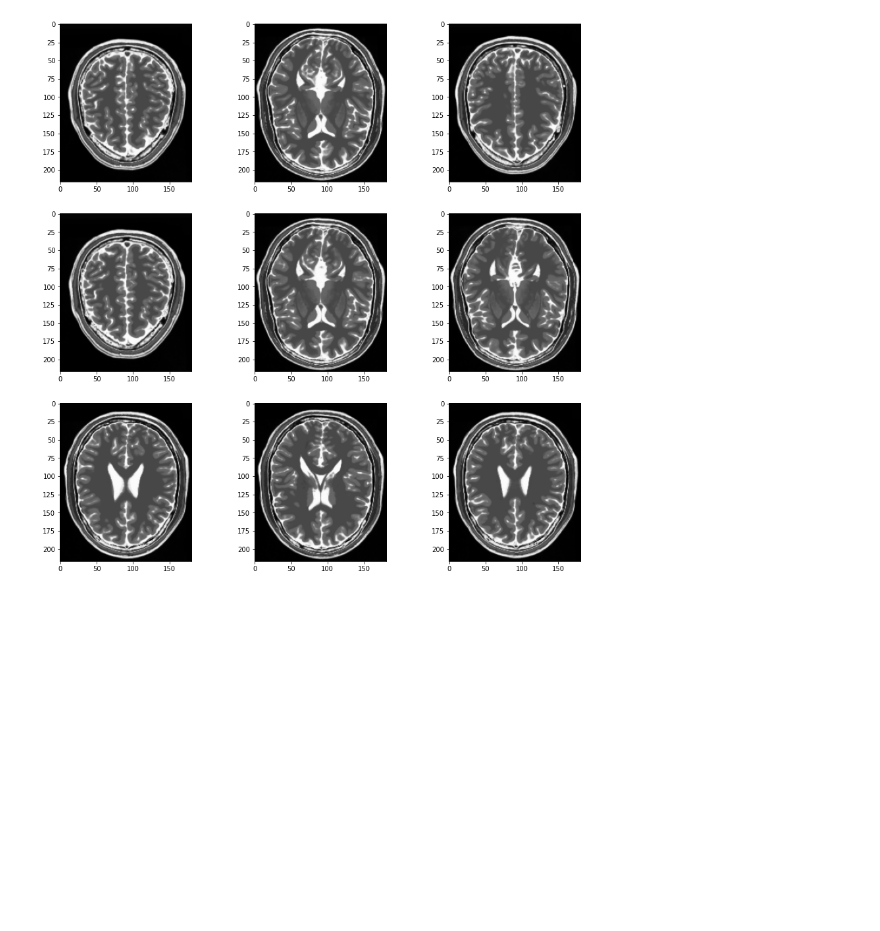
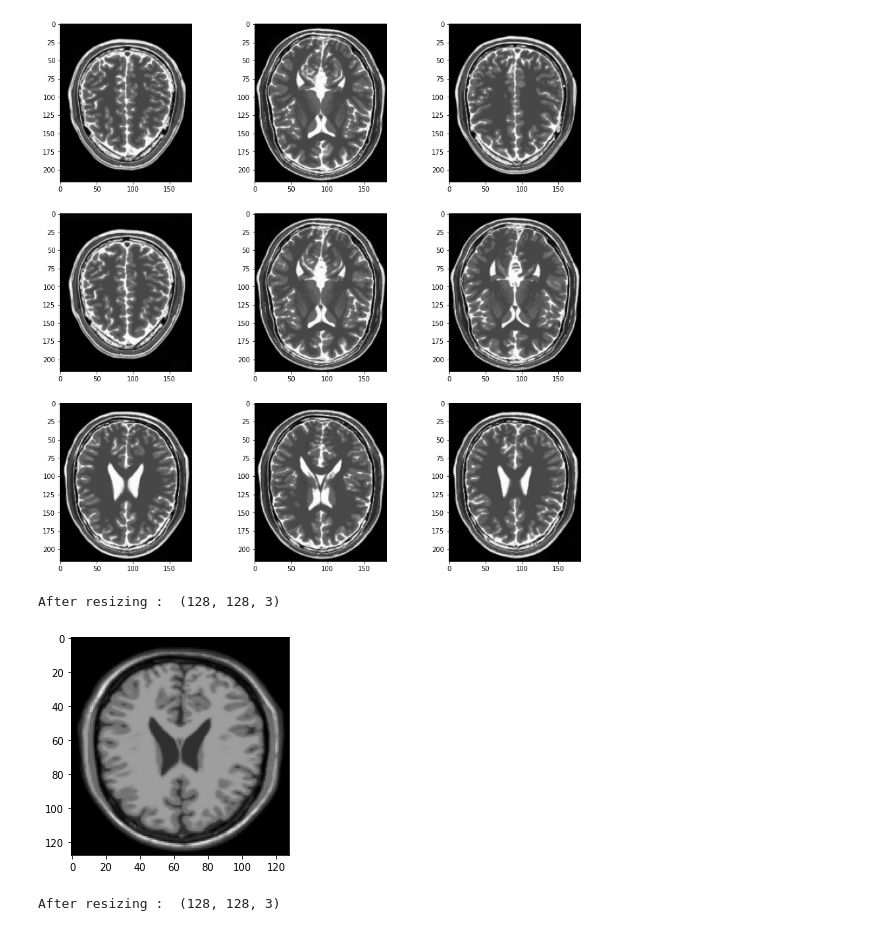
Before and after one commit to chaitsugale/Style-Transfer-using-CycleGAN, a Jupyter notebook: Style_Transfer_MR1_T1_T2_Cyclic_GAN_Capstone_Project_Chaitanya.ipynb, the cells around one changed output. Cells and saved outputs as stored; diff of their text form; code cells hidden in the pictures; blank space fills up the shorter version.

```diff
--- a/Style_Transfer_MR1_T1_T2_Cyclic_GAN_Capstone_Project_Chaitanya.ipynb
+++ b/Style_Transfer_MR1_T1_T2_Cyclic_GAN_Capstone_Project_Chaitanya.ipynb
@@ -285,3 +285,37 @@ for images_3 in normalize_t2.take(1):
 # %% [output]
 TR2 IMAGE
 [figure]
+# %%
+# Resizing data to (128,128)
+
+mr1_resize_layer = layers.experimental.preprocessing.Resizing(128,128,interpolation = 'bilinear')
+# %%
+image_t1_resized = normalize_t1.map(lambda x:(mr1_resize_layer(x)))
+
+image_batch_3 = next(iter(image_t1_resized))
+
+first_image = image_batch_3[0]
+
+print('After resizing : ',first_image.shape)
+# %% [output]
+After resizing :  (128, 128, 3)
+# %%
+# plotting image for tr1
+
+plt.imshow((first_image*127.5+127.5).numpy().astype('uint8'))
+
+plt.show()
+# %% [output]
+[figure, added]
+# %%
+# for tr2
+
+image_t2_resized = normalize_t2.map(lambda x:(mr1_resize_layer(x)))
+
+image_batch_4 = next(iter(image_t2_resized))
+
+first_image = image_batch_4[0]
+
+print('After resizing : ',first_image.shape)
+# %% [output]
+After resizing :  (128, 128, 3)
```
Also changed, not shown: parts of 9 cells of this notebook.
